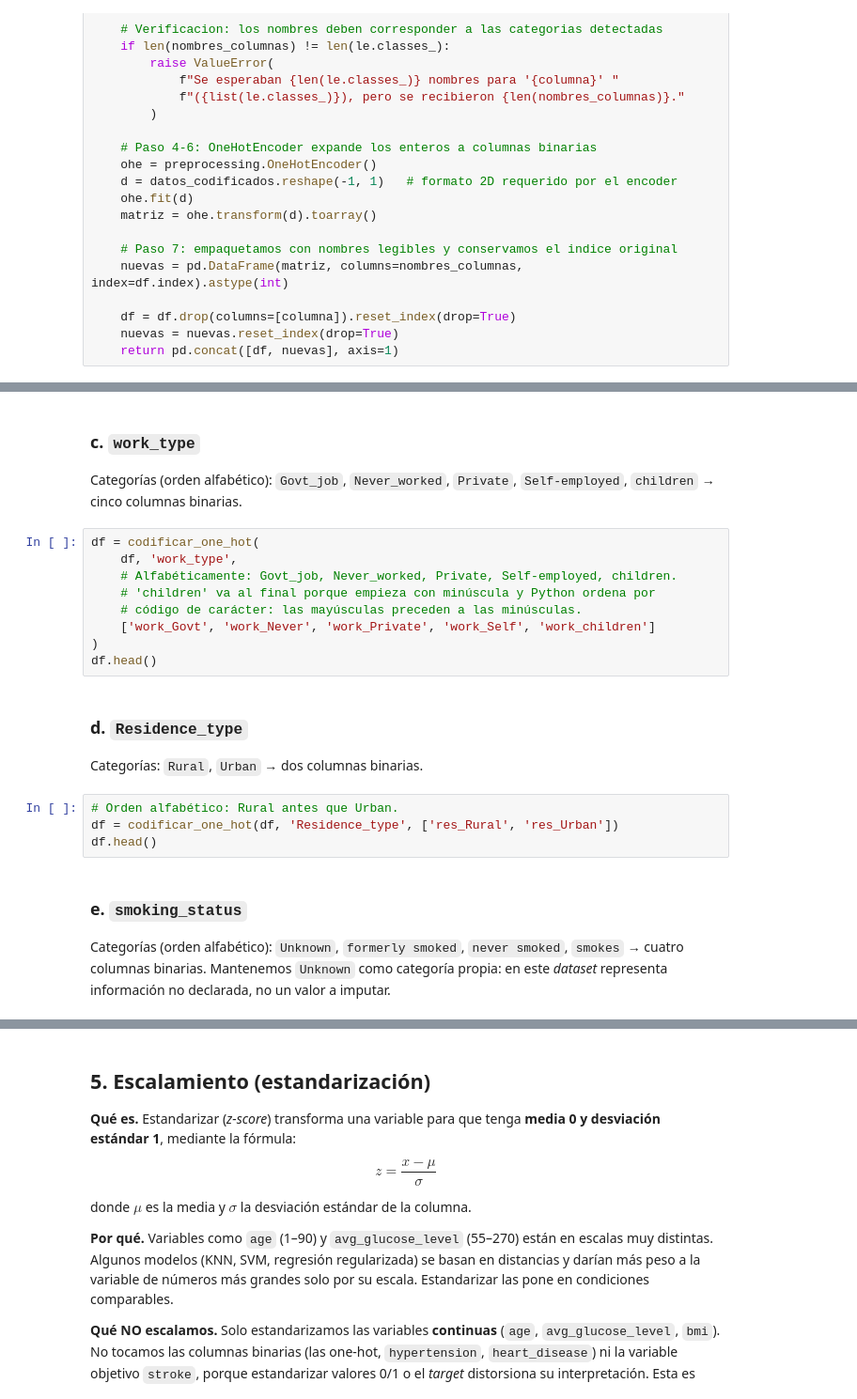
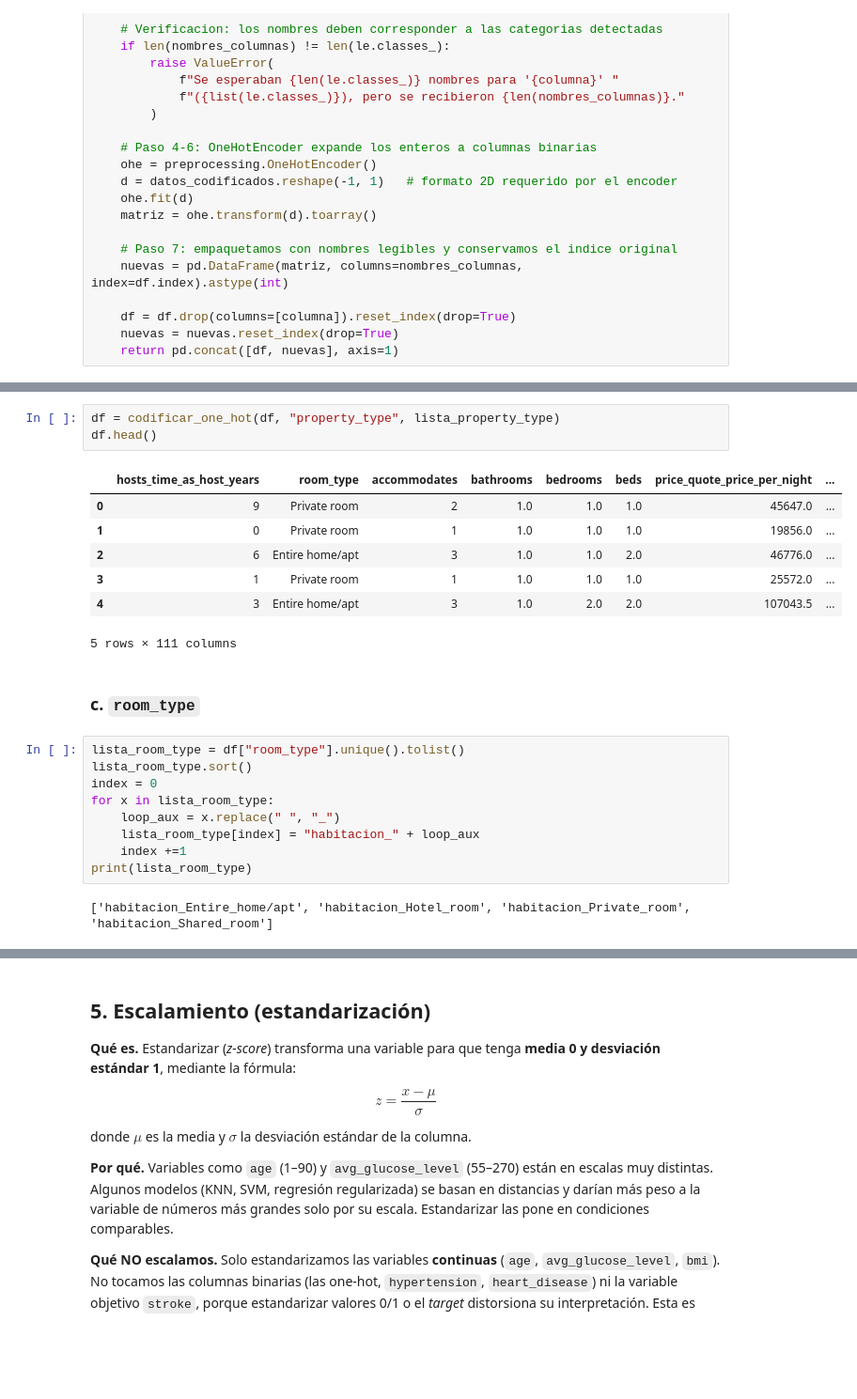
Before and after one commit to Alfredoabraham/proyecto-grupo3-mcdi500, a Jupyter notebook: F2/S1_F2_Preprocesamiento.ipynb, the cells around one changed output, grey strips where cells are left out. Shown at 94% size. Cells and saved outputs as stored; diff of their text form; blank space fills up the shorter version.

```diff
--- a/F2/S1_F2_Preprocesamiento.ipynb
+++ b/F2/S1_F2_Preprocesamiento.ipynb
@@ -729,25 +751,24 @@ df.head()
+# %%
+df = codificar_one_hot(df, "property_type", lista_property_type)
+df.head()
+# %% [output]
+|  | hosts_time_as_host_years | room_type | accommodates | bathrooms | bedrooms | beds | price_quote_price_per_night | ... |
+| 0 | 9 | Private room | 2 | 1.0 | 1.0 | 1.0 | 45647.0 | ... |
+| 1 | 0 | Private room | 1 | 1.0 | 1.0 | 1.0 | 19856.0 | ... |
+| 2 | 6 | Entire home/apt | 3 | 1.0 | 1.0 | 2.0 | 46776.0 | ... |
+| 3 | 1 | Private room | 1 | 1.0 | 1.0 | 1.0 | 25572.0 | ... |
+| 4 | 3 | Entire home/apt | 3 | 1.0 | 2.0 | 2.0 | 107043.5 | ... |
+5 rows × 111 columns
 # %% [markdown]
-### c. `work_type`
-Categorías (orden alfabético): `Govt_job`, `Never_worked`, `Private`, `Self-employed`,
-`children` → cinco columnas binarias.
+### c. `room_type`
 # %%
-df = codificar_one_hot(
-    df, 'work_type',
-    # Alfabéticamente: Govt_job, Never_worked, Private, Self-employed, children.
-    # 'children' va al final porque empieza con minúscula y Python ordena por
-    # código de carácter: las mayúsculas preceden a las minúsculas.
-    ['work_Govt', 'work_Never', 'work_Private', 'work_Self', 'work_children']
-)
-df.head()
+lista_room_type = df["room_type"].unique().tolist()
+lista_room_type.sort()
+index = 0
+for x in lista_room_type:
+    loop_aux = x.replace(" ", "_")
+    lista_room_type[index] = "habitacion_" + loop_aux
+    index +=1
+print(lista_room_type)
+# %% [output]
+['habitacion_Entire_home/apt', 'habitacion_Hotel_room', 'habitacion_Private_room', 'habitacion_Shared_room']
-# %% [markdown]
-### d. `Residence_type`
-Categorías: `Rural`, `Urban` → dos columnas binarias.
-# %%
-# Orden alfabético: Rural antes que Urban.
-df = codificar_one_hot(df, 'Residence_type', ['res_Rural', 'res_Urban'])
-df.head()
-# %% [markdown]
-### e. `smoking_status`
-Categorías (orden alfabético): `Unknown`, `formerly smoked`, `never smoked`, `smokes` →
-cuatro columnas binarias. Mantenemos `Unknown` como categoría propia: en este *dataset*
-representa información no declarada, no un valor a imputar.
```
Also changed, not shown: parts of 41 cells of this notebook, 3 other files.
